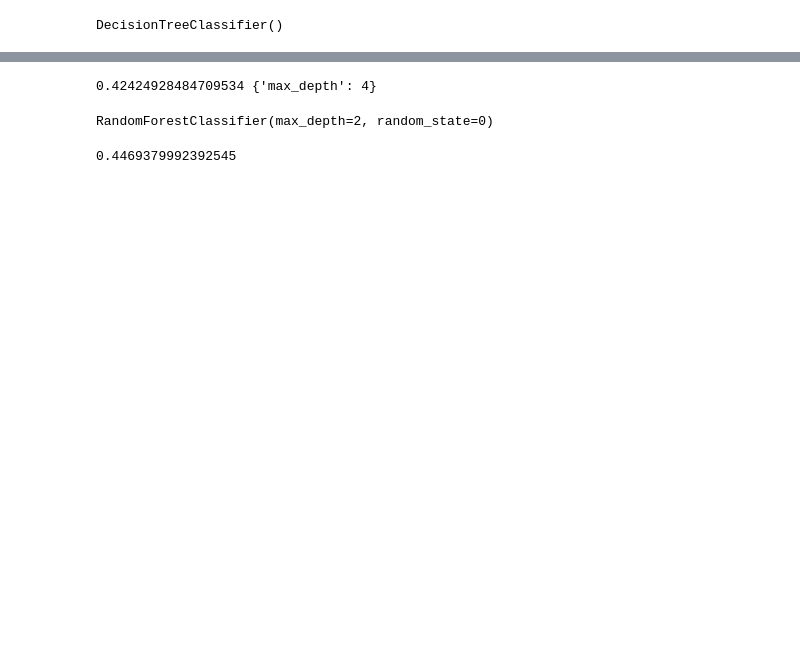
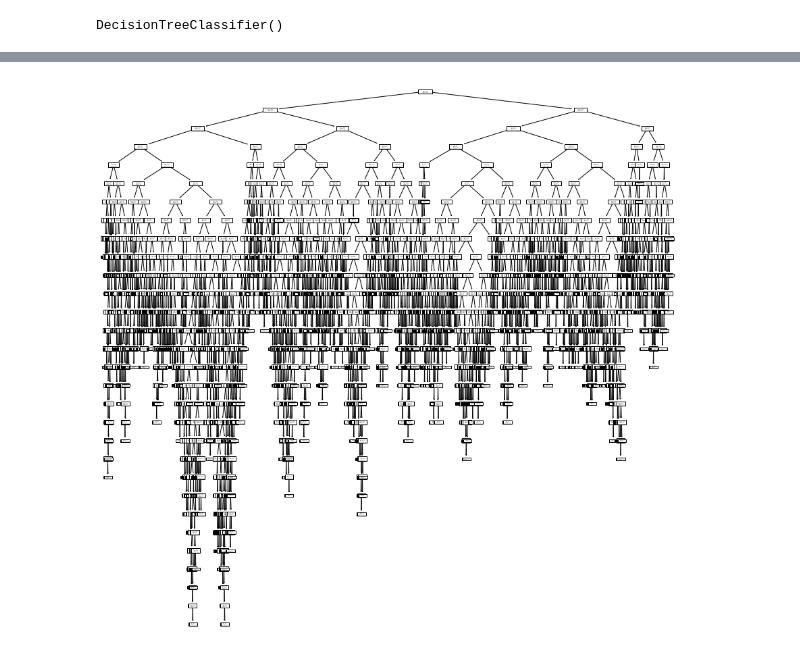
Before and after one commit to mn-rahul/DDP-dump, a Jupyter notebook: 13kDT.ipynb, the cells around one changed output, grey strips where cells are left out. Cells and saved outputs as stored; diff of their text form; code cells hidden in the pictures; blank space fills up the shorter version.

```diff
--- a/13kDT.ipynb
+++ b/13kDT.ipynb
@@ -137,27 +155,30 @@ Feature: 19, Score: 0.07100
+# %%
+from matplotlib.pyplot import figure
+
+figure(figsize=(15,15))
+plt.show(tree.plot_tree(dt))
+# %% [output]
+[figure, added]
 # %%
-import numpy as np
-import pandas as pd
-from sklearn import tree
-from sklearn.model_selection import GridSearchCV
+# import numpy as np
+# import pandas as pd
+# from sklearn import tree
+# from sklearn.model_selection import GridSearchCV
 
-#features = []
+# #features = []
 
 
-parameters = {'max_depth':range(3,20)}
-clf = GridSearchCV(tree.DecisionTreeClassifier(), parameters, n_jobs=4)
-clf.fit(X=x, y=y)
-tree_model = clf.best_estimator_
-print (clf.best_score_, clf.best_params_)
+# parameters = {'max_depth':range(3,20)}
+# clf = GridSearchCV(tree.DecisionTreeClassifier(), parameters, n_jobs=4)
+# clf.fit(X=x, y=y)
+# tree_model = clf.best_estimator_
+# print (clf.best_score_, clf.best_params_)
-# %% [output]
-0.42424928484709534 {'max_depth': 4}
 # %%
-#Random Forest
-from sklearn.ensemble import RandomForestClassifier
-from sklearn.datasets import make_classification
-X, y = make_classification(n_samples=1000, n_informative=2, n_redundant=0,
-                           random_state=0, shuffle=False)
-rf = RandomForestClassifier(max_depth=2, random_state=0)
-rf.fit(X_train, y_train)
+# #Random Forest
+# from sklearn.ensemble import RandomForestClassifier
+# from sklearn.datasets import make_classification
+# X, y = make_classification(n_samples=1000, n_informative=2, n_redundant=0,
+#                            random_state=0, shuffle=False)
+# rf = RandomForestClassifier(max_depth=2, random_state=0)
+# rf.fit(X_train, y_train)
-# %% [output]
-RandomForestClassifier(max_depth=2, random_state=0)
 # %%
@@ -165,7 +186,5 @@ y_prerf=rf.predict(X_test)
 # %%
-print(metrics.accuracy_score(y_test, y_prerf))
+# print(metrics.accuracy_score(y_test, y_prerf))
-# %% [output]
-0.4469379992392545
 # %%
 # from sklearn.tree import export_graphviz
 # # Export as dot file
```
Also changed, not shown: parts of 23 cells of this notebook.
